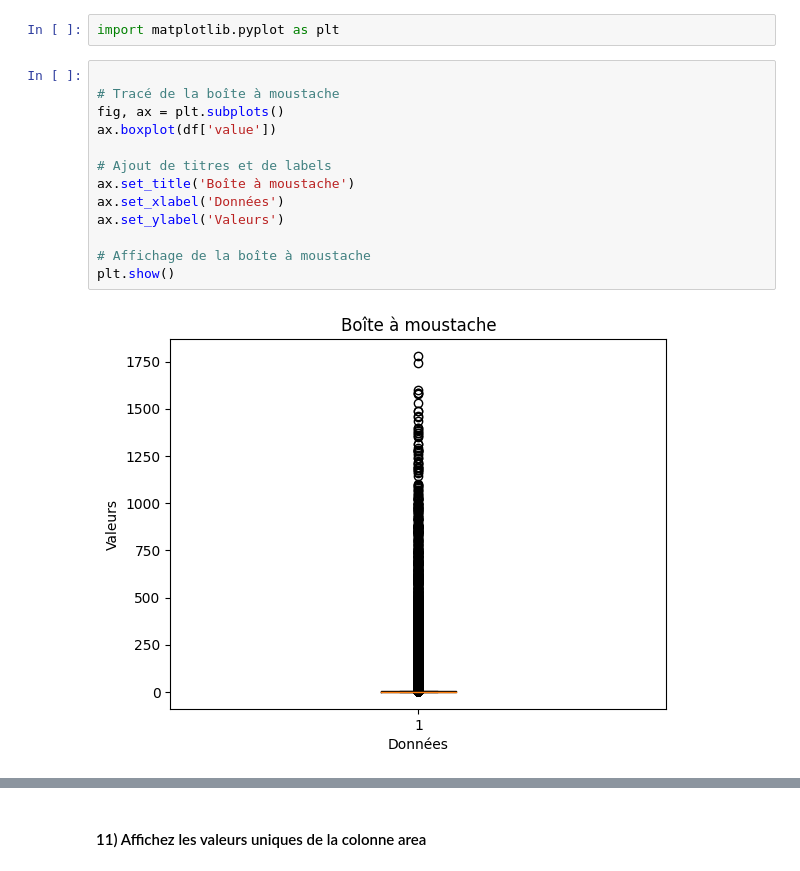
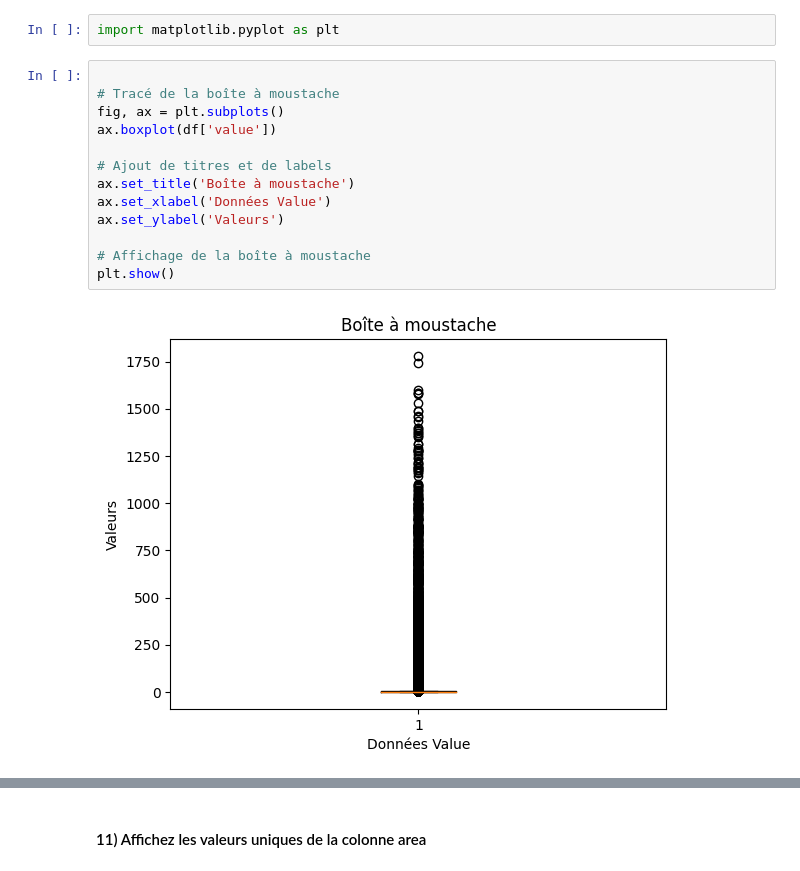
Before and after one commit to Noura-ou/la-librairie-pandas-avec-le-jeu-de-donn-es-de-la-FAO, a Jupyter notebook: fao_pandas/pandas.ipynb, the cells around one changed output, grey strips where cells are left out. Cells and saved outputs as stored; diff of their text form.

```diff
--- a/fao_pandas/pandas.ipynb
+++ b/fao_pandas/pandas.ipynb
@@ -267,16 +267,16 @@ import matplotlib.pyplot as plt
 # %%
 
 # Tracé de la boîte à moustache
 fig, ax = plt.subplots()
 ax.boxplot(df['value'])
 
 # Ajout de titres et de labels
 ax.set_title('Boîte à moustache')
-ax.set_xlabel('Données')
+ax.set_xlabel('Données Value')
 ax.set_ylabel('Valeurs')
 
 # Affichage de la boîte à moustache
 plt.show()
 # %% [output]
-[figure, old version]
+[figure, new version]
 # %%
```
Also changed, not shown: parts of 4 cells of this notebook.
